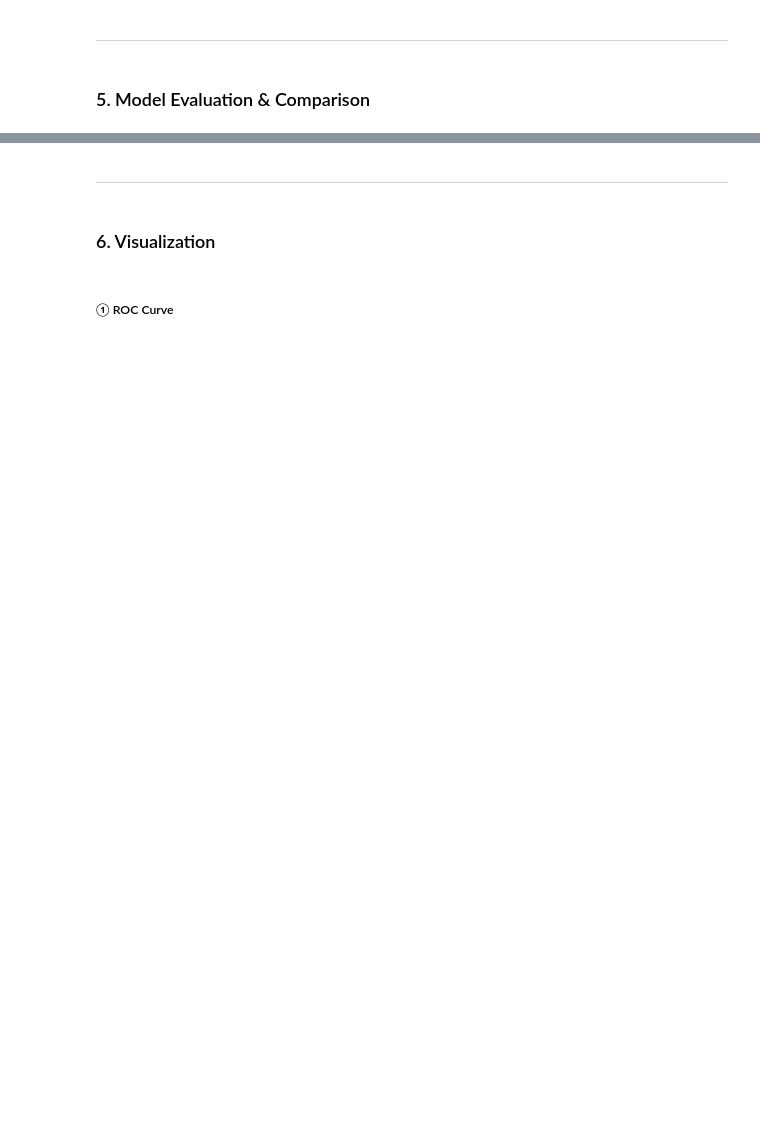
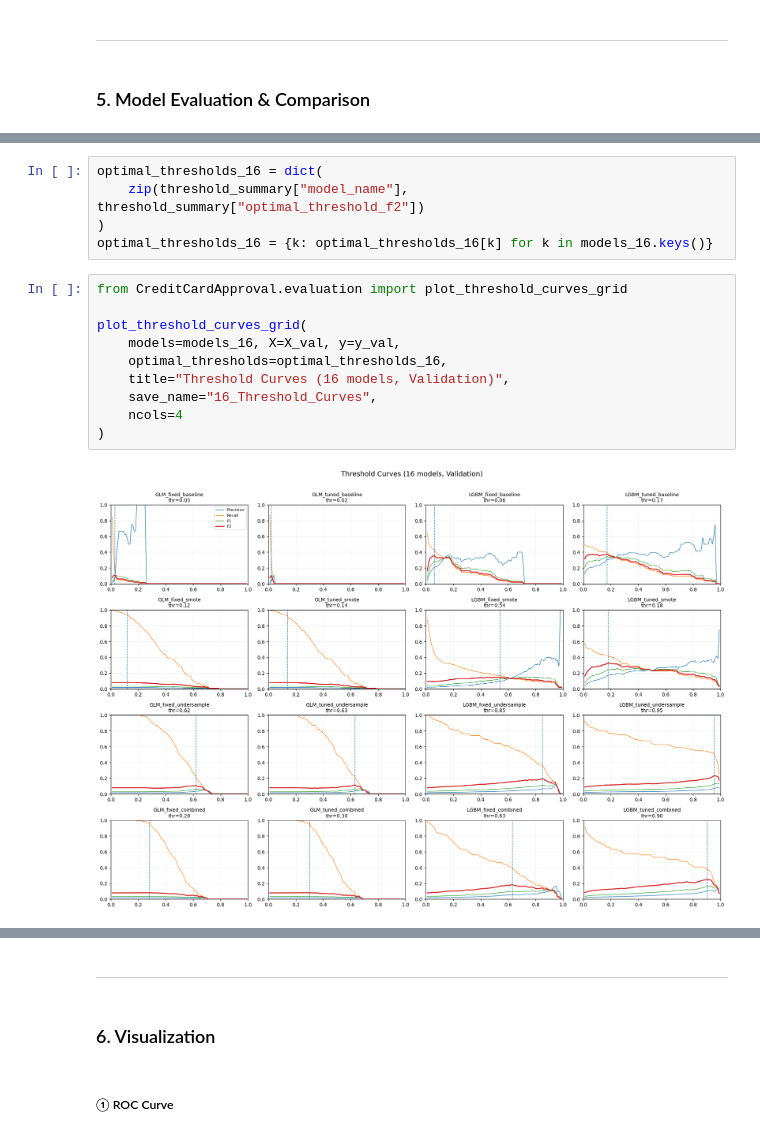
Before and after one commit to IvoryCccn/D100-D400-Project, a Jupyter notebook: notebooks/run_pipeline.ipynb, the cells around one changed output, grey strips where cells are left out. Drawn from its saved outputs; the diff is of its cells as text; blank space fills up the shorter version.

```diff
--- a/notebooks/run_pipeline.ipynb
+++ b/notebooks/run_pipeline.ipynb
@@ -310,0 +347,17 @@ summary
+# %%
+optimal_thresholds_16 = dict(
+    zip(threshold_summary["model_name"], threshold_summary["optimal_threshold_f2"])
+)
+optimal_thresholds_16 = {k: optimal_thresholds_16[k] for k in models_16.keys()}
+# %%
+from CreditCardApproval.evaluation import plot_threshold_curves_grid
+
+plot_threshold_curves_grid(
+    models=models_16, X=X_val, y=y_val,
+    optimal_thresholds=optimal_thresholds_16,
+    title="Threshold Curves (16 models, Validation)",
+    save_name="16_Threshold_Curves",
+    ncols=4
+)
+# %% [output]
+[figure, added]
```
Also changed, not shown: parts of 35 cells of this notebook, 12 other files.
